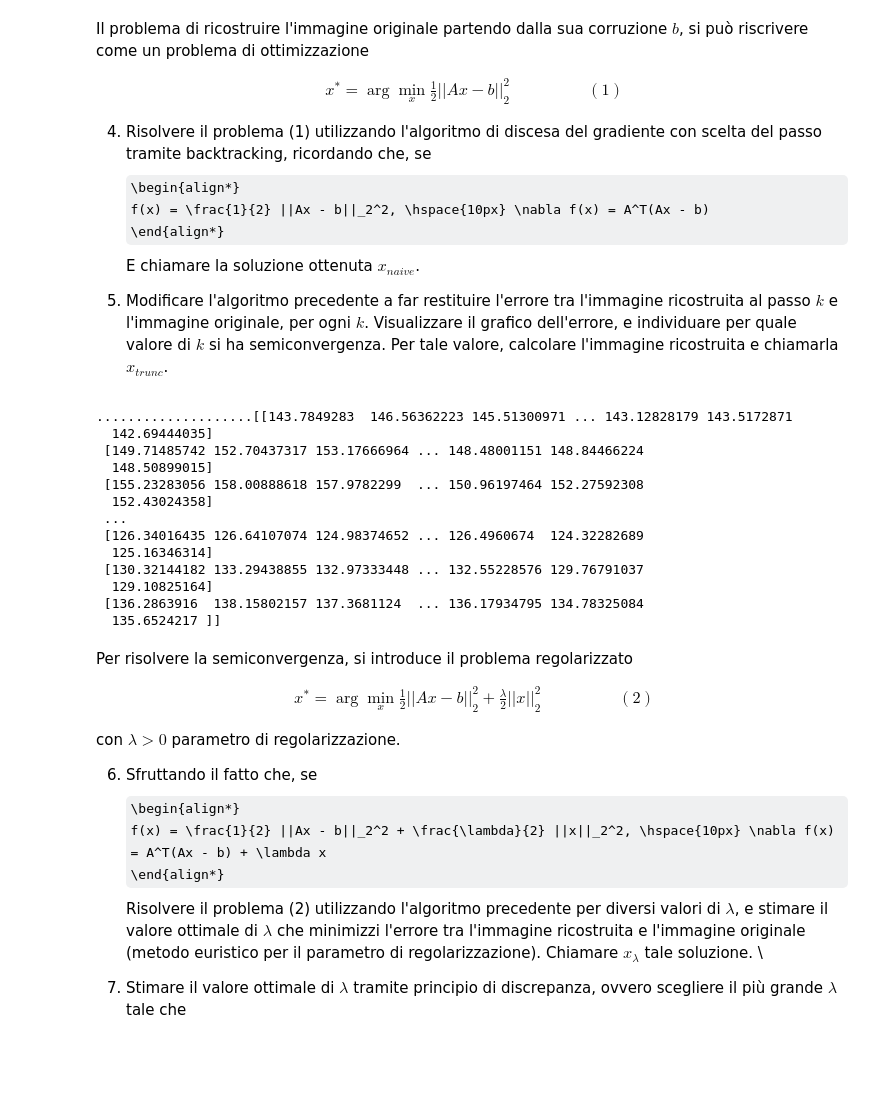
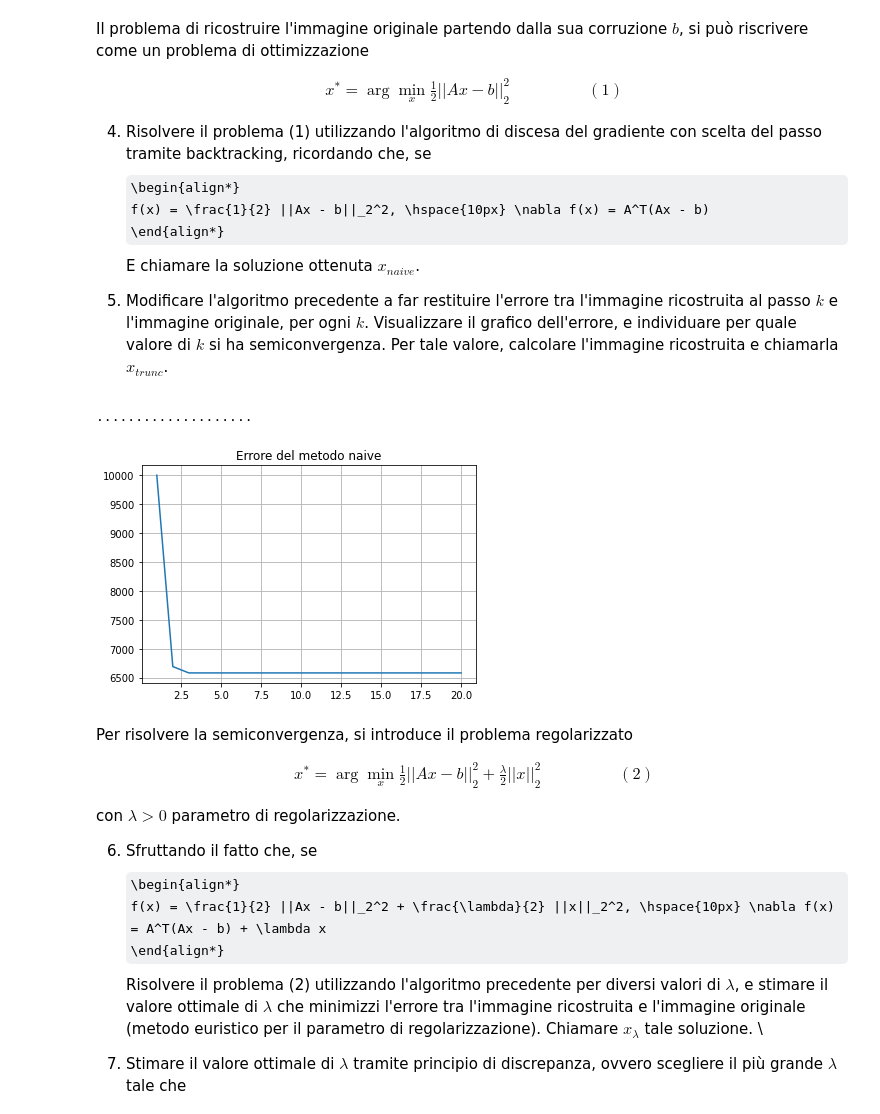
Before and after one commit to lucadonnoh/progetto-deblur, a Jupyter notebook: Progetto_Deblur_CN.ipynb, the cells around one changed output. Drawn from its saved outputs; the diff is of its cells as text; code cells hidden in the pictures; some formulas as TeX source; blank space fills up the shorter version.

```diff
--- a/Progetto_Deblur_CN.ipynb
+++ b/Progetto_Deblur_CN.ipynb
@@ -143,8 +143,10 @@ E chiamare la soluzione ottenuta $x_{naive}$.
 
 5. Modificare l'algoritmo precedente a far restituire l'errore tra l'immagine ricostruita al passo $k$ e l'immagine originale, per ogni $k$. Visualizzare il grafico dell'errore, e individuare per quale valore di $k$ si ha semiconvergenza. Per tale valore, calcolare l'immagine ricostruita e chiamarla $x_{trunc}$.
 # %%
-# 4
-def f(x, b):
+# 4 - 5
+#Modificare l'algoritmo è stato interpretato come "sovrascrivere il precedente"
+
+def f(x, b): #
   return 0.5*(np.linalg.norm(A(x)-b, 2))**2
 
 def grad_f(x, b):
@@ -162,40 +164,41 @@ def next_step(x, b, f, grad):
 
   return alpha;
 
-def minimize(x0, b, maxit, abstop):
+def minimize(x0, x_true, b, maxit, abstop):
   x = x0
   grad = grad_f(x, b)
+  err = np.zeros(maxit) #errore alla k-esima iterazione
+  err2 = np.zeros(maxit) #errore alla k-esima iterazione
 
   k = 0
   while (np.linalg.norm(grad) > abstop) and (k < maxit):
     x = x + next_step(x, b, f, grad) * (-grad) # x + passo*direzione (-gradiente ovvero massima decrescita)
     grad = grad_f(x, b)
+    err[k]  = np.linalg.norm(x_true - x)  #distanza con la norma2, prima fa la differenza membro a membro fra matrici poi ne calcola la norma2
+                                          #TODO: in teoria si potrebbe trasformare entrambi le matrici in vettori e poi farne la distanza ma ha senso?
     k += 1
     print(".", end='')
 
-  return(x, k)
+  err = err[:k]  #l'ultima iterazione è esclusa perchè l'estremo destro viene escluso
+  return(x, k, err)
+# %%
+def plot( iters, error, title):
+  err_iteration = np.linspace(1, iters, error.size)
+  plt.plot(err_iteration, err_naive)
+  plt.title(title)
+  plt.grid()
+  plt.show()
 # %%
 MAXITERATIONS=20
 ABSOLUTE_STOP=1.e-5
 
 x0 = np.zeros(X.shape) # immagine ricostruita al passo 0
-(x_naive, ite_naive) = minimize(x0, B, MAXITERATIONS, ABSOLUTE_STOP)
+(x_naive, ite_naive, err_naive) = minimize(x0, X, B, MAXITERATIONS, ABSOLUTE_STOP) #anche se nelle funzioni viene utilizzato 'x' viene passata 'X' ovvero la matrice dell'immagine
 
-print(x_naive)
+plot(ite_naive, err_naive,"Errore del metodo naive")
 # %% [output]
-....................[[143.7849283  146.56362223 145.51300971 ... 143.12828179 143.5172871
-  142.69444035]
- [149.71485742 152.70437317 153.17666964 ... 148.48001151 148.84466224
-  148.50899015]
- [155.23283056 158.00888618 157.9782299  ... 150.96197464 152.27592308
-  152.43024358]
- ...
- [126.34016435 126.64107074 124.98374652 ... 126.4960674  124.32282689
-  125.16346314]
- [130.32144182 133.29438855 132.97333448 ... 132.55228576 129.76791037
-  129.10825164]
- [136.2863916  138.15802157 137.3681124  ... 136.17934795 134.78325084
-  135.6524217 ]]
+....................
+[figure, added]
 # %% [markdown]
 Per risolvere la semiconvergenza, si introduce il problema regolarizzato
 
```
